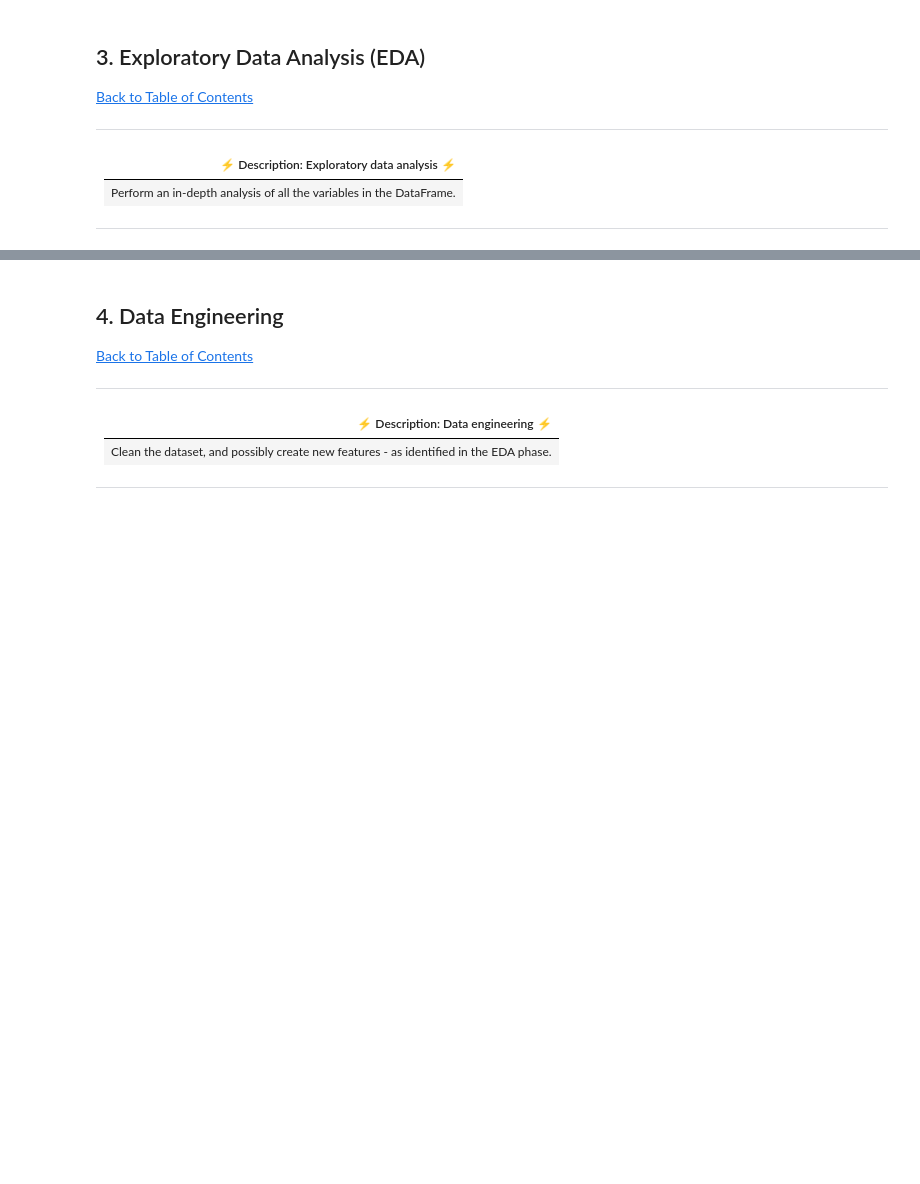
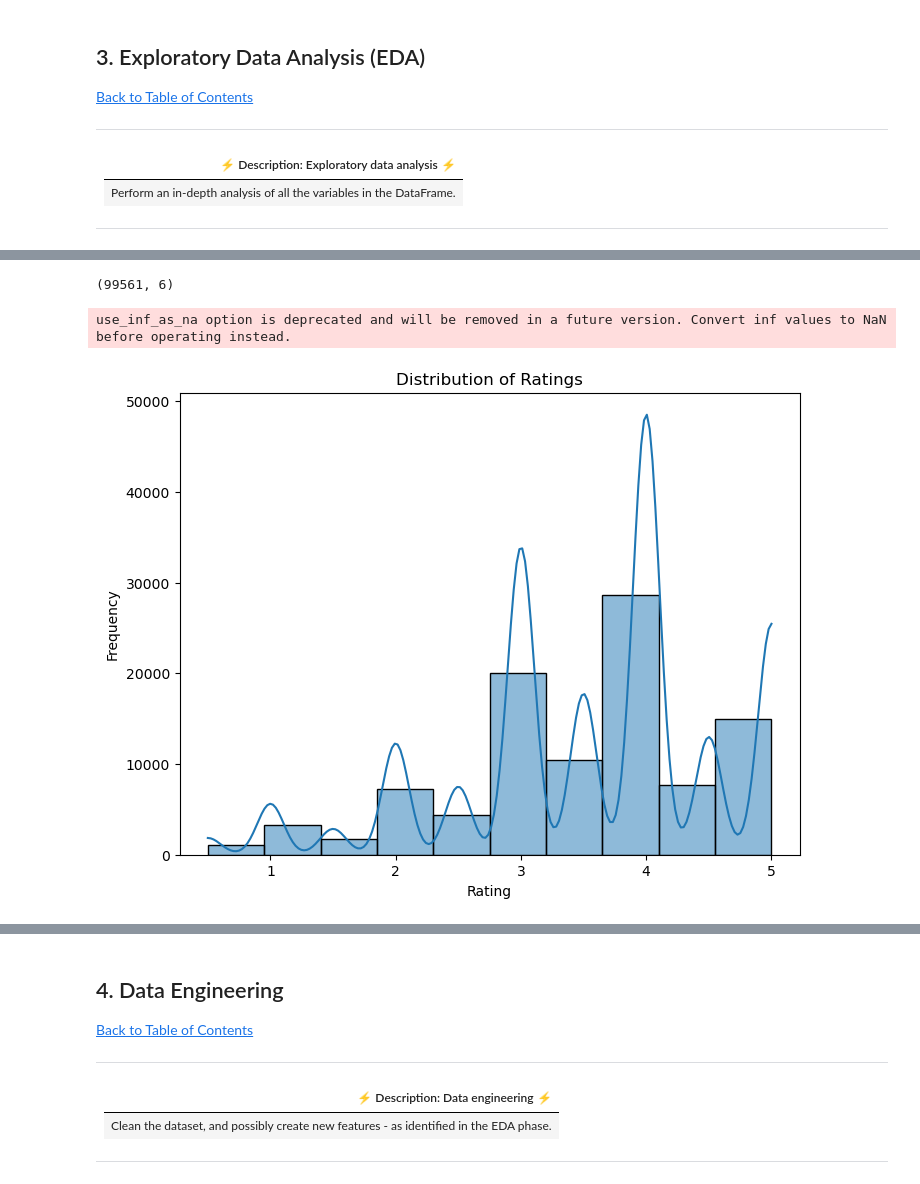
Before and after one commit to M-anza/unsupervised-predict-streamlit-template, a Jupyter notebook: starter-notebook.ipynb, the cells around one changed output, grey strips where cells are left out. Drawn from its saved outputs; the diff is of its cells as text; code cells hidden in the pictures; blank space fills up the shorter version.

```diff
--- a/starter-notebook.ipynb
+++ b/starter-notebook.ipynb
@@ -76,5 +146,6 @@ PARAMETER_CONSTANT = ###
 # %%
-df = # load the data
+movies = pd.read_csv("resources/data/movies.csv", encoding='utf-8')
+rattings = pd.read_csv("resources/data/ratings.csv", encoding='utf-8')
 # %% [markdown]
 <a id="three"></a>
 ## 3. Exploratory Data Analysis (EDA)
@@ -98,0 +285,3 @@ df = # load the data
+# %%
+merged_data = pd.merge(rattings, movies, on='movieId')
+merged_data.head(10)
@@ -98,0 +300,14 @@ df = # load the data
+# %%
+merged_data.shape
+# %% [output]
+(99561, 6)
+# %%
+plt.figure(figsize=(8, 6))
+sns.histplot(data=merged_data, x='rating', bins=10, kde=True)
+plt.title('Distribution of Ratings')
+plt.xlabel('Rating')
+plt.ylabel('Frequency')
+plt.show()
+# %% [output]
+use_inf_as_na option is deprecated and will be removed in a future version. Convert inf values to NaN before operating instead.
+[figure, added]
```
Also changed, not shown: parts of 37 cells of this notebook, 14 other files.
